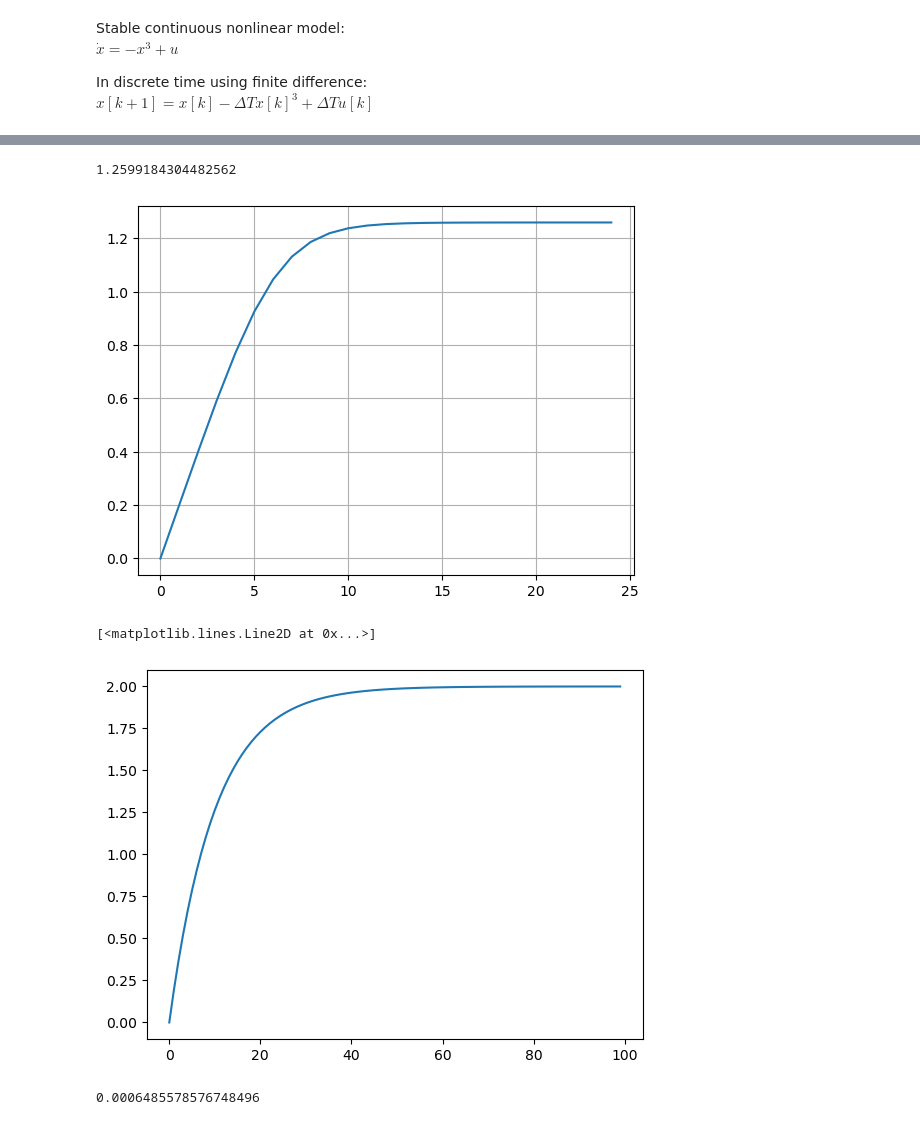
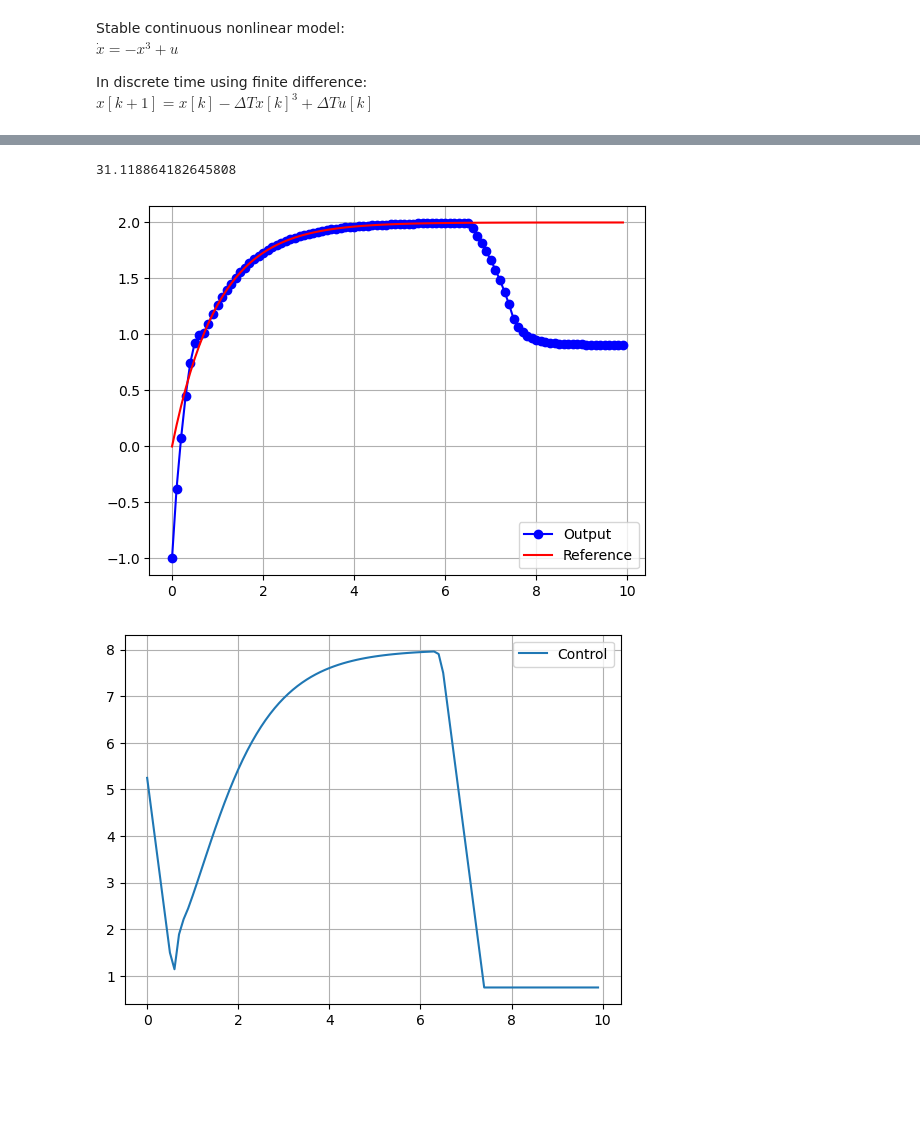
Before and after one commit to jhat6/simple_NLMPC_example, a Jupyter notebook: simple_NLMPC_NB.ipynb, the cells around one changed output, grey strips where cells are left out. Drawn from its saved outputs; the diff is of its cells as text; code cells hidden in the pictures; blank space fills up the shorter version.

Commit message:
Added NL optimization and constraints

```diff
--- a/simple_NLMPC_NB.ipynb
+++ b/simple_NLMPC_NB.ipynb
@@ -121,17 +119,6 @@ def nl_prediction(u, dt, x0=x0):
         x[k+1] = x[k] -dt*x[k]**3 + dt*u[k]
 
     return x
-# %%
-x = np.zeros(25)
-u = 2*np.ones(25)
-dt = 0.1
-x = nl_prediction(u, dt, 0)
-plt.plot(x)
-plt.grid()
-x[-1]
-# %% [output]
-1.2599184304482562
-[figure, removed]
 # %%
 '''
 def objective(u, x0=x0):
@@ -140,33 +127,56 @@ def objective(u, x0=x0):
     return sum((r - y)**2)
 '''
 def objective(u, x0=x0):
-    y = nl_prediction(extend(u), dt)
-
+    y = nl_prediction(extend(u), dt, x0)
     umag = np.abs(u)
     constraintpenalty = sum(umag[umag > 2])
-    movepenalty = sum(np.abs(np.diff(u)))
+    #movepenalty = sum(np.abs(np.diff(u)))
+    movepenalty = sum(np.diff(u)**2)
     strongfinish = np.abs(y[-1] - r[-1])
-    return sum((r - y)**2) + 0.0*constraintpenalty + 0.00*movepenalty + 0.*strongfinish
+    return sum((r - y)**2) + 0.0*constraintpenalty + 0.0*movepenalty + 0*strongfinish
 # %%
 def extend(u):
     """We optimise the first M values of u but we need P values for prediction"""
     return np.concatenate([u, np.repeat(u[-1], P-M)])
+# %%
+# plot results
+def plot_results(timeSamples, x, ref, u):
+    plt.figure()
+    plt.plot(timeSamples, x, '-bo', label = 'Output')
+    plt.plot(timeSamples, ref[:len(timeSamples)], 'r', label='Reference')
+    plt.grid()
+    plt.legend()
+    plt.figure()
+    plt.plot(timeSamples, u, label='Control')
+    plt.grid()
+    plt.legend()
+    plt.figure()
+    plt.plot(timeSamples[0:-1], np.diff(u, axis=0), label='\delta Control')
+    plt.grid()
+    plt.legend()
 # %%
-M = 50
+M = 75
 P = 100
 
 # first order reference trajectory
 tau_c = 1
 tpredict = np.arange(0, P*dt, dt)   # discrete points at prediction horizon
 r = 2 - 2*np.exp(-tpredict/tau_c)
-u = np.ones(M)  # initial guess for optimized control
-plt.plot(r)
+u = np.zeros(M)  # initial guess for optimized control
-# %% [output]
-[<matplotlib.lines.Line2D at 0x...>]
-[figure, removed]
+# %%
+from scipy.optimize import LinearConstraint
+A= -np.eye(M)+np.eye(M, k=1)
+lb = -0.75
+ub = 0.75
+linear_constraint = LinearConstraint(A, lb*np.ones((M,)), ub*np.ones((M,)))
 # %%
-result = scipy.optimize.minimize(objective, u)
+#result = scipy.optimize.minimize(objective, u)
+result = scipy.optimize.minimize(objective, u, method = 'trust-constr', constraints=[linear_constraint])
 uopt = result.x
-result.fun
+print(result.fun)
+uact = extend(uopt)
+plot_results(tpredict, nl_prediction(uact, dt), r, uact)
 # %% [output]
-0.0006485578576748496
+31.118864182645808
+[figure, added]
+[figure, added]
```
Also changed, not shown: parts of 13 cells of this notebook.
